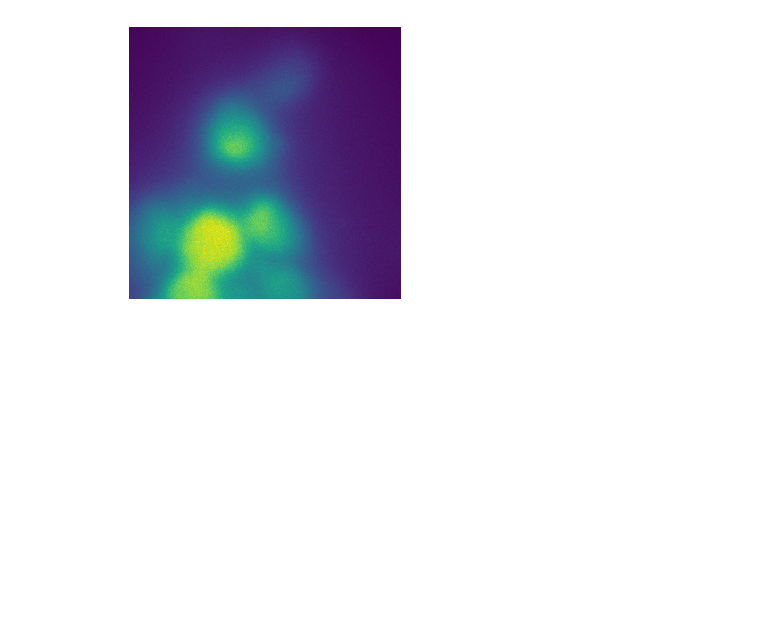
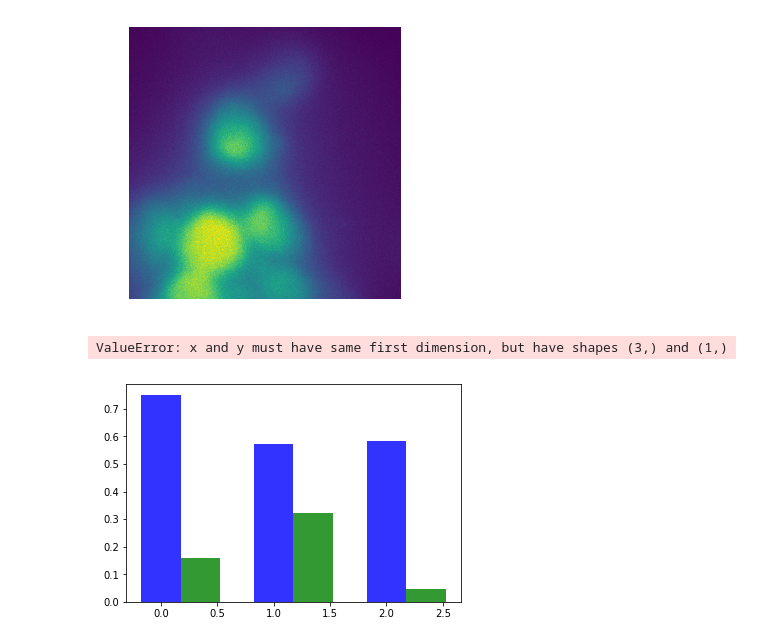
Before and after one commit to NYU-CDS-Capstone-Project/CellVision, a Jupyter notebook: notebooks/non_local_means_comparison.ipynb, the cells around one changed output. Saved outputs shown, nothing was run; the diff lists cells and outputs as text; code cells hidden in the pictures; blank space fills up the shorter version.

```diff
--- a/notebooks/non_local_means_comparison.ipynb
+++ b/notebooks/non_local_means_comparison.ipynb
@@ -630,3 +652,63 @@ plt.show()
 (512, 512)
 [figure]
 [figure]
+# %%
+import numpy as np
+import matplotlib.pyplot as plt
+
+#BARCHART DATA -- CHANNEL 1
+
+#CARE
+care_ssim_pred_mean = 0.751355296611922
+care_mse_pred_mean = 0.16050278070677332
+
+#PIX2Pix channel 1, sample 500
+p2p_ssim_pred_mean = 0.57204
+p2p_mse_pred_mean = 0.322105552366507
+
+#UNET
+unet_ssim_pred_mean = 0.5831881658009966
+unet_mse_pred_mean = 0.04760294572818723
+
+SSIM_original_mean = 0.2584401908702972
+MSE_original_mean = 0.8857866551626357
+
+# data to plot
+n_groups = 3
+means_ssim = (care_ssim_pred_mean, p2p_ssim_pred_mean, unet_ssim_pred_mean)
+means_nsme = (care_mse_pred_mean, p2p_mse_pred_mean, unet_mse_pred_mean)
+
+# create plot
+fig, ax = plt.subplots()
+index = np.arange(n_groups)
+bar_width = 0.35
+opacity = 0.8
+
+rects1 = plt.bar(index, means_ssim, bar_width,
+                 alpha=opacity,
+                 color='b',
+                 label='SSIM')
+
+rects2 = plt.bar(index + bar_width, means_nsme, bar_width,
+                 alpha=opacity,
+                 color='g',
+                 label='NMSE')
+
+# fig, ax = plt.subplots()
+# ax.bar(y_pos, performance, align='center', alpha=0.5, color='y', label='Mean Predicted NMSE')
+
+objects = ('CARE Model', 'Pix2Pix', 'UNet')
+y_pos = np.arange(len(objects))
+performance = [care_mse_pred_mean,p2p_mse_pred_mean,unet_mse_pred_mean]
+ax.plot(y_pos, MSE_original_mean, "k--", label='Validation MSE Baseline')
+
+plt.xlabel('Person')
+plt.title('Scores by person')
+plt.xticks(index + bar_width, ('CARE Model', 'Pix2Pix Model', 'UNet'))
+plt.ylim([0, 1])
+plt.legend(loc='lower center')
+plt.tight_layout()
+plt.show()
+# %% [output]
+ValueError: x and y must have same first dimension, but have shapes (3,) and (1,)
+[figure, added]
```
Also changed, not shown: parts of 3 cells of this notebook, 1 other file.
